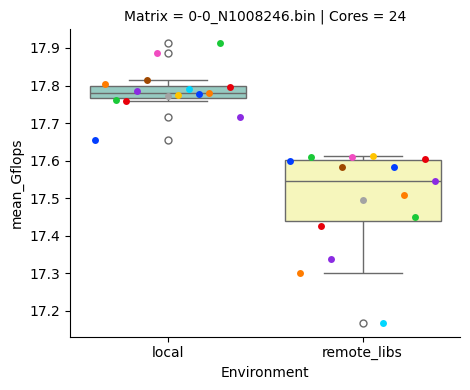
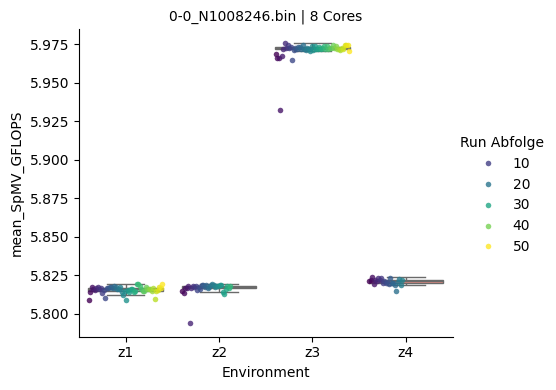
The change to this notebook cell's code, shown as a diff; its figure went from the first image to the second:
--- before
+++ after
@@ -1,7 +1,8 @@
 run_means_detailed = (
-    df_iter
-    .groupby(['Matrix', 'Cores', 'Environment', 'Run'])['Gflops']
+    df
+    .groupby(['Matrix', 'Cores', 'Environment', 'Run'])['SpMV_GFLOPS']
     .mean()
-    .reset_index(name='mean_Gflops')
+    .reset_index(name='mean_SpMV_GFLOPS')
+    .sort_values('Run')
 )
 
@@ -9,20 +10,35 @@
     data=run_means_detailed, 
     x='Environment', 
-    y='mean_Gflops', 
+    y='mean_SpMV_GFLOPS', 
     col='Cores', 
     row='Matrix', 
-    kind='box',    
+    kind='box',         
+    showfliers=False,
+    hue='Environment',          
     palette='Set3',
     height=4, 
     aspect=1.2,
-    sharey=False  
+    sharey=False,
+    legend=False            
 )
 
+# 3. Den Swarmplot drüberlegen mit sequentieller Palette für 'Run'
+# 'viridis' geht von Violett (Anfang) über Blau/Grün nach Gelb (Ende)
 g.map_dataframe(
     sns.swarmplot, 
     x='Environment', 
-    y='mean_Gflops', 
+    y='mean_SpMV_GFLOPS', 
     hue='Run', 
-    palette='bright',
-    dodge=True
+    palette='viridis', # Sequentielle Palette zeigt die Abfolge
+    dodge=True,        # Trennt die Runs leicht auf, falls sie sich überlagern
+    size=4,            # Punktgröße etwas kleiner für bessere Übersicht
+    alpha=0.8          # Leicht transparent, damit man Überlagerungen sieht
 )
+
+# 4. Legende für die Runs hinzufügen (da catplot die Legende für map_dataframe oft nicht automatisch baut)
+g.add_legend(title="Run Abfolge", adjust_subtitles=True)
+
+# Optional: Titel der Facetten schöner machen
+g.set_titles("{row_name} | {col_name} Cores")
+
+plt.show()

Commit: manual spmv and minor changes